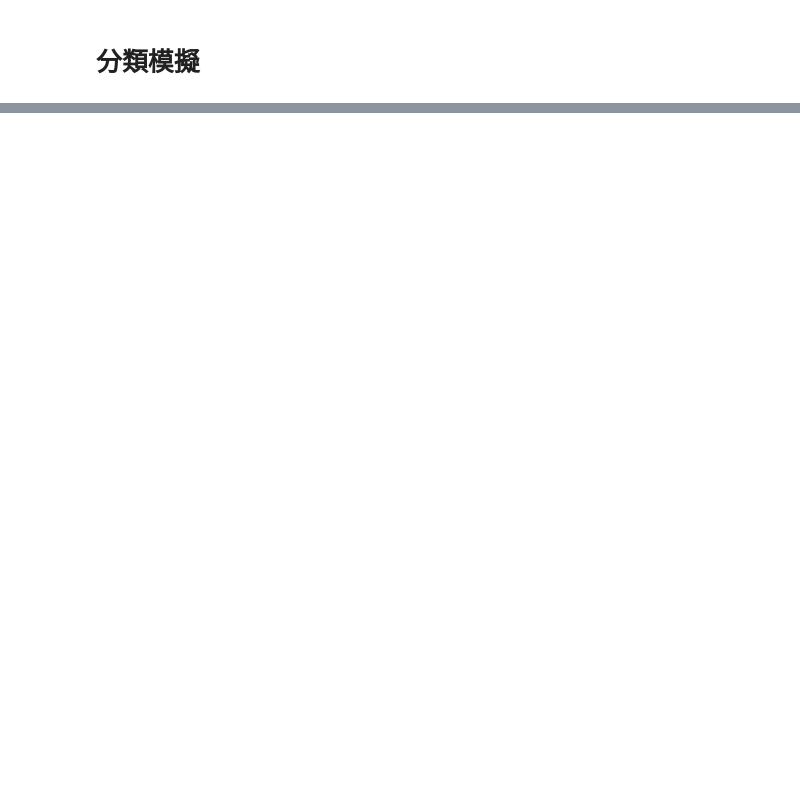
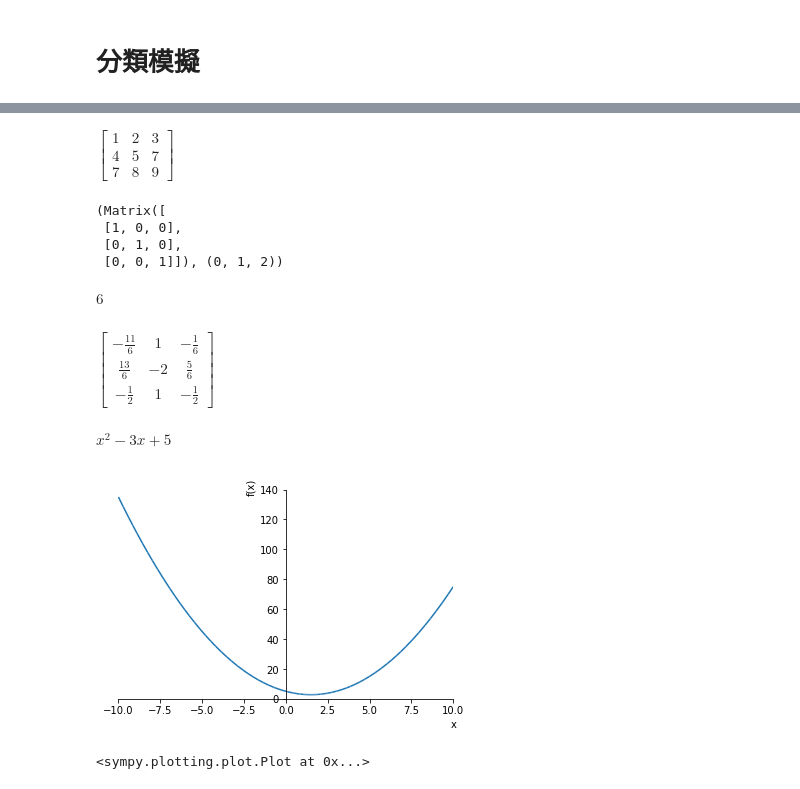
Before and after one commit to zalmancheng/MY-Python-Work, a Jupyter notebook: 數軟應用/上課內容/Python-7.ipynb, the cells around one changed output, grey strips where cells are left out. Saved outputs shown, nothing was run; the diff lists cells and outputs as text; code cells hidden in the pictures; blank space fills up the shorter version.

```diff
--- a/數軟應用/上課內容/Python-7.ipynb
+++ b/數軟應用/上課內容/Python-7.ipynb
@@ -234,0 +271,2 @@ plt.scatter(P[:,0],P[:,1],c=cl,s=50,alpha=0.64)
+# %%
+x=sp.symbols(r'\xi')
@@ -234,0 +285,2 @@ plt.scatter(P[:,0],P[:,1],c=cl,s=50,alpha=0.64)
+# %%
+f=x**2-3*x+5
@@ -234,0 +364,28 @@ plt.scatter(P[:,0],P[:,1],c=cl,s=50,alpha=0.64)
+# %%
+A
+# %% [output]
+$\displaystyle \left[\begin{matrix}1 & 2 & 3\\4 & 5 & 7\\7 & 8 & 9\end{matrix}\right]$
+# %%
+A.rref()
+# %% [output]
+(Matrix([
+ [1, 0, 0],
+ [0, 1, 0],
+ [0, 0, 1]]), (0, 1, 2))
+# %%
+A.det()
+# %% [output]
+$\displaystyle 6$
+# %%
+A.inv()
+# %% [output]
+$\displaystyle \left[\begin{matrix}- \frac{11}{6} & 1 & - \frac{1}{6}\\\frac{13}{6} & -2 & \frac{5}{6}\\- \frac{1}{2} & 1 & - \frac{1}{2}\end{matrix}\right]$
+# %%
+f
+# %% [output]
+$\displaystyle x^{2} - 3 x + 5$
+# %%
+sp.plot(f)
+# %% [output]
+[figure, added]
+<sympy.plotting.plot.Plot at 0x...>
```
Also changed, not shown: parts of 56 cells of this notebook, 2 other files.
